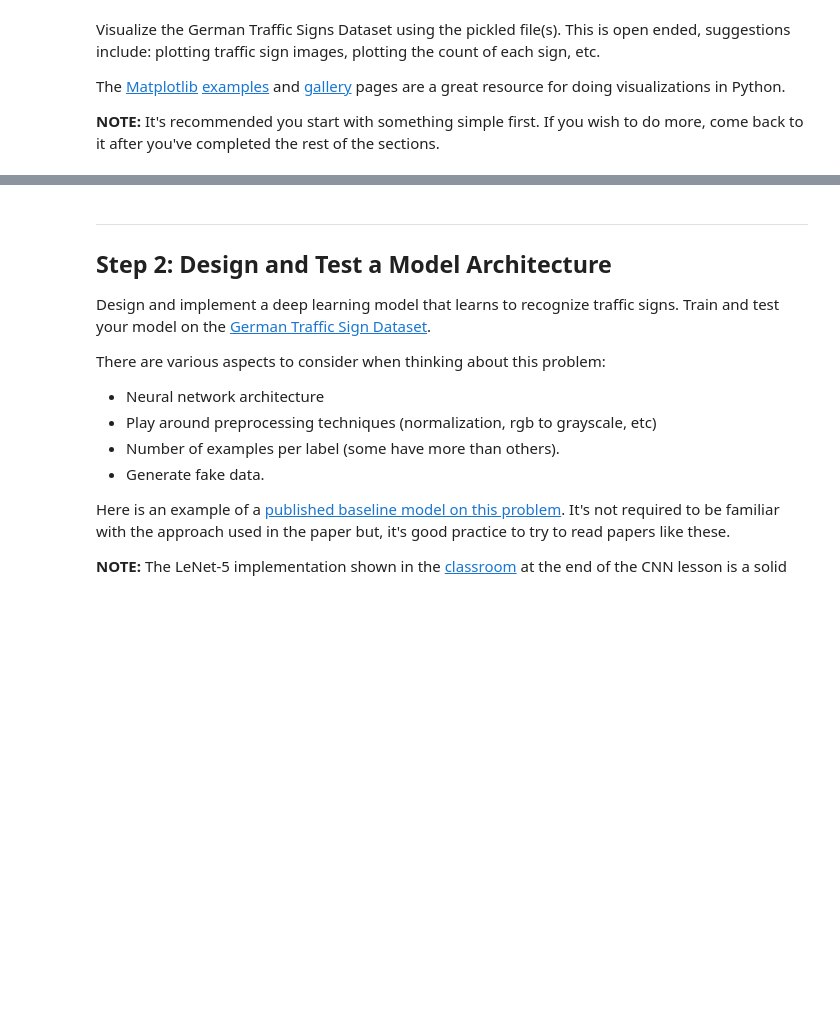
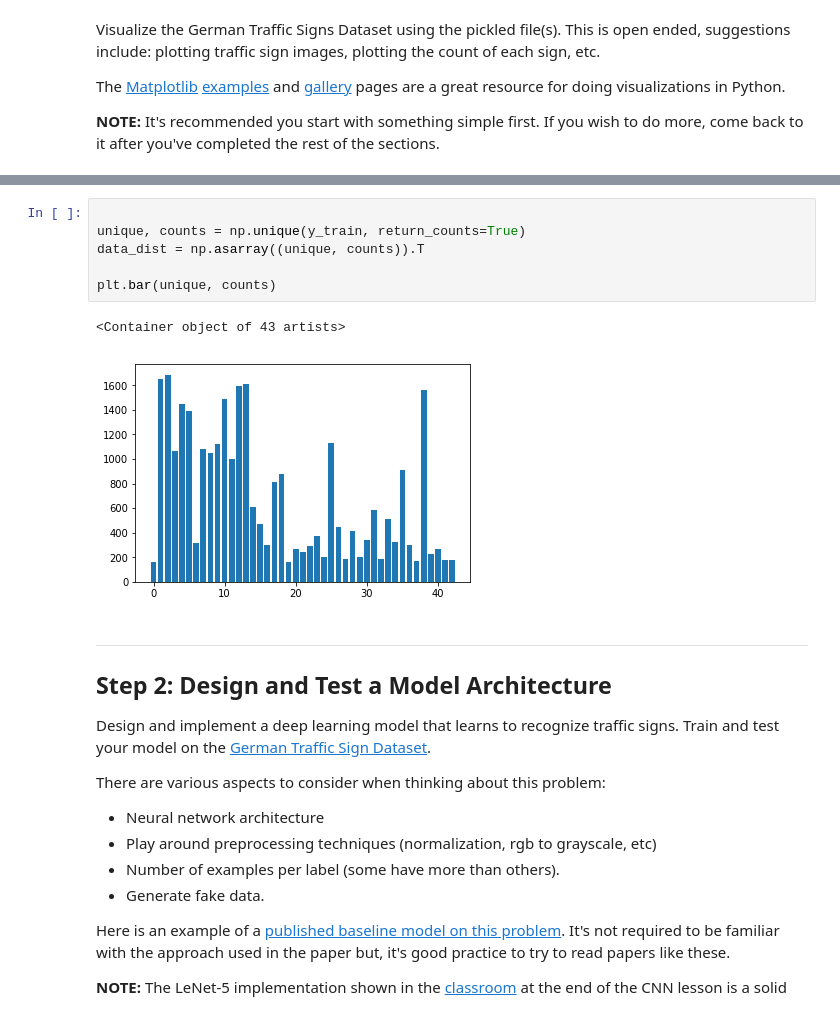
Before and after one commit to sebasibarguen/CarND-Traffic-Sign-Classifier-Project, a Jupyter notebook: Traffic_Sign_Classifier.ipynb, the cells around one changed output, grey strips where cells are left out. Drawn from its saved outputs; the diff is of its cells as text; blank space fills up the shorter version.

Commit message:
Added class distribution plot

```diff
--- a/Traffic_Sign_Classifier.ipynb
+++ b/Traffic_Sign_Classifier.ipynb
@@ -110,3 +108,12 @@ print(y_train[index])
+# %%
+
+unique, counts = np.unique(y_train, return_counts=True)
+data_dist = np.asarray((unique, counts)).T
+
+plt.bar(unique, counts)
+# %% [output]
+<Container object of 43 artists>
+[figure, added]
 # %% [markdown]
 ----
 
```
Also changed, not shown: parts of 14 cells of this notebook, 3 other files.
